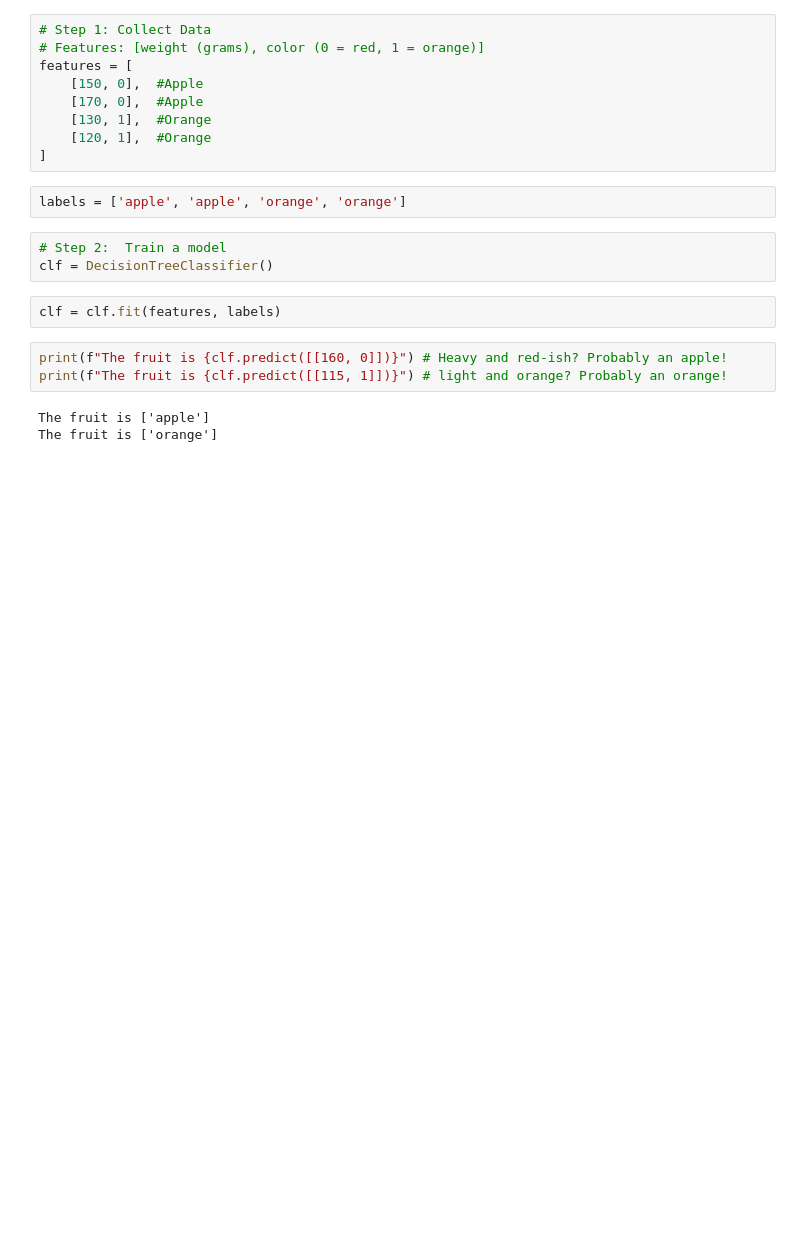
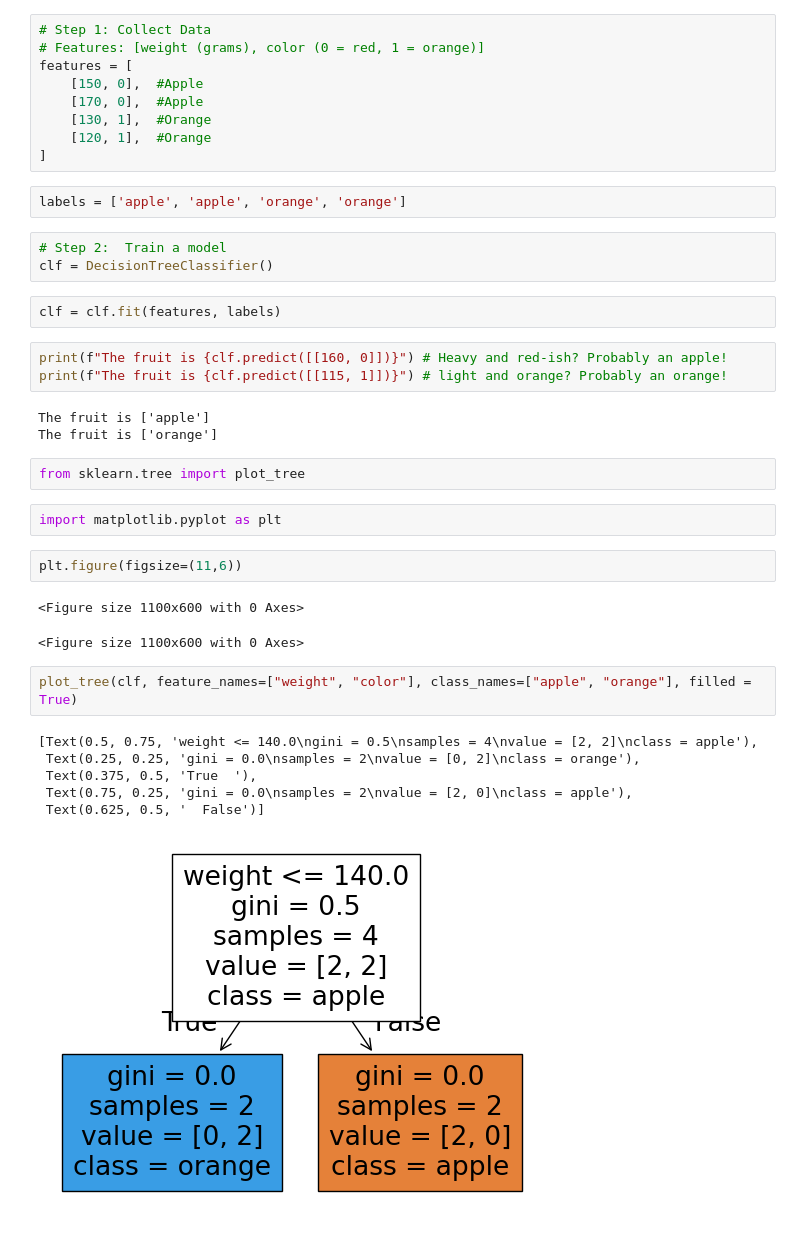
Before and after one commit to jatinvish-01/ML, a Jupyter notebook: Ml basics/Frist_ml_algorithms.ipynb, the cells around one changed output. Saved outputs shown, nothing was run; the diff lists cells and outputs as text; blank space fills up the shorter version.

```diff
--- a/Ml basics/Frist_ml_algorithms.ipynb
+++ b/Ml basics/Frist_ml_algorithms.ipynb
@@ -22,3 +22,21 @@ print(f"The fruit is {clf.predict([[115, 1]])}") # light and orange? Probably an
 # %% [output]
 The fruit is ['apple']
 The fruit is ['orange']
+# %%
+from sklearn.tree import plot_tree
+# %%
+import matplotlib.pyplot as plt
+# %%
+plt.figure(figsize=(11,6))
+# %% [output]
+<Figure size 1100x600 with 0 Axes>
+<Figure size 1100x600 with 0 Axes>
+# %%
+plot_tree(clf, feature_names=["weight", "color"], class_names=["apple", "orange"], filled = True)
+# %% [output]
+[Text(0.5, 0.75, 'weight <= 140.0\ngini = 0.5\nsamples = 4\nvalue = [2, 2]\nclass = apple'),
+ Text(0.25, 0.25, 'gini = 0.0\nsamples = 2\nvalue = [0, 2]\nclass = orange'),
+ Text(0.375, 0.5, 'True  '),
+ Text(0.75, 0.25, 'gini = 0.0\nsamples = 2\nvalue = [2, 0]\nclass = apple'),
+ Text(0.625, 0.5, '  False')]
+[figure, added]
```
